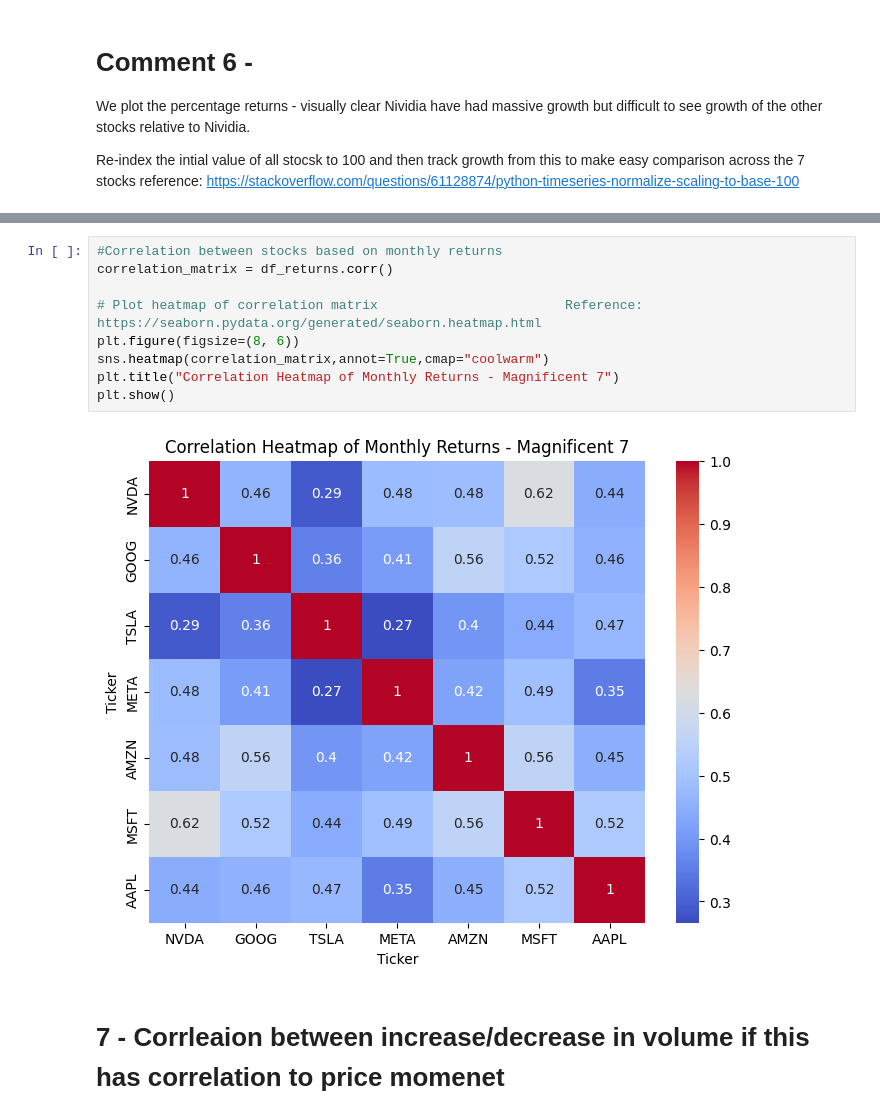
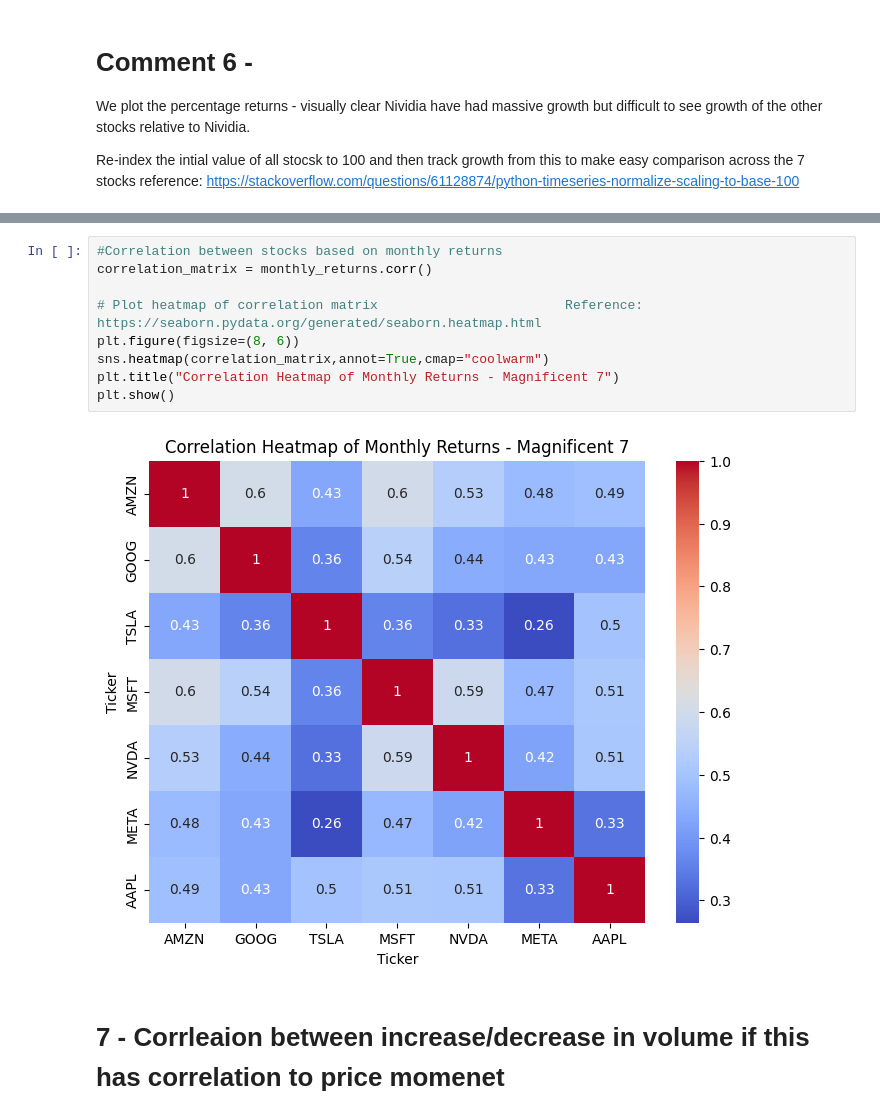
Before and after one commit to Mr-Scarf/programming-for-data-analytics, a Jupyter notebook: project/Project.ipynb, the cells around one changed output, grey strips where cells are left out. Saved outputs shown, nothing was run; the diff lists cells and outputs as text.

```diff
--- a/project/Project.ipynb
+++ b/project/Project.ipynb
@@ -445,14 +485,14 @@ plt.show()
 # %%
 #Correlation between stocks based on monthly returns
-correlation_matrix = df_returns.corr()
+correlation_matrix = monthly_returns.corr()
 
 # Plot heatmap of correlation matrix                        Reference: https://seaborn.pydata.org/generated/seaborn.heatmap.html
 plt.figure(figsize=(8, 6))
 sns.heatmap(correlation_matrix,annot=True,cmap="coolwarm")
 plt.title("Correlation Heatmap of Monthly Returns - Magnificent 7")
 plt.show()
 # %% [output]
-[figure, old version]
+[figure, new version]
 # %% [markdown]
 # 7 - Corrleaion between increase/decrease in volume if this has correlation to price momenet
 # %%
```
Also changed, not shown: parts of 12 cells of this notebook, 1 other file.
